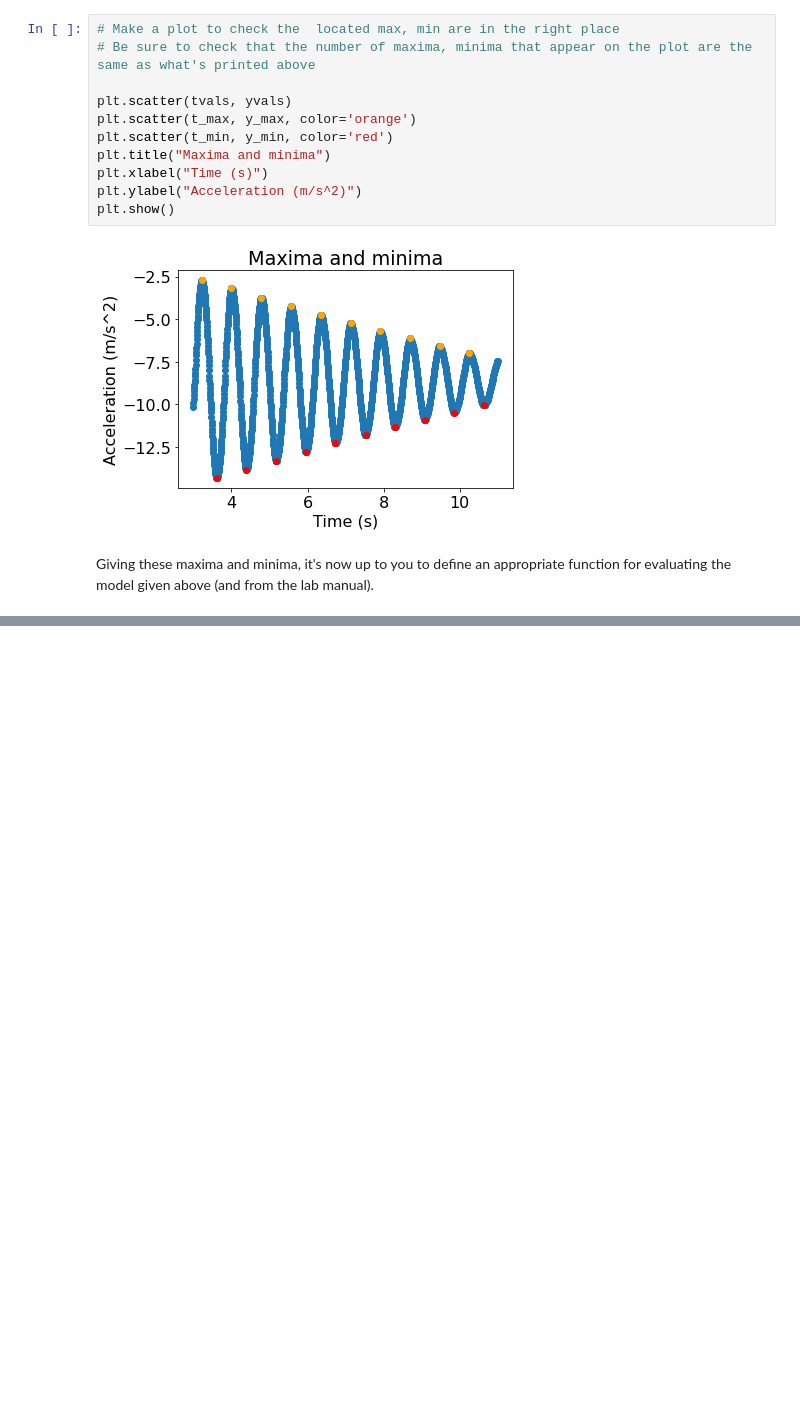
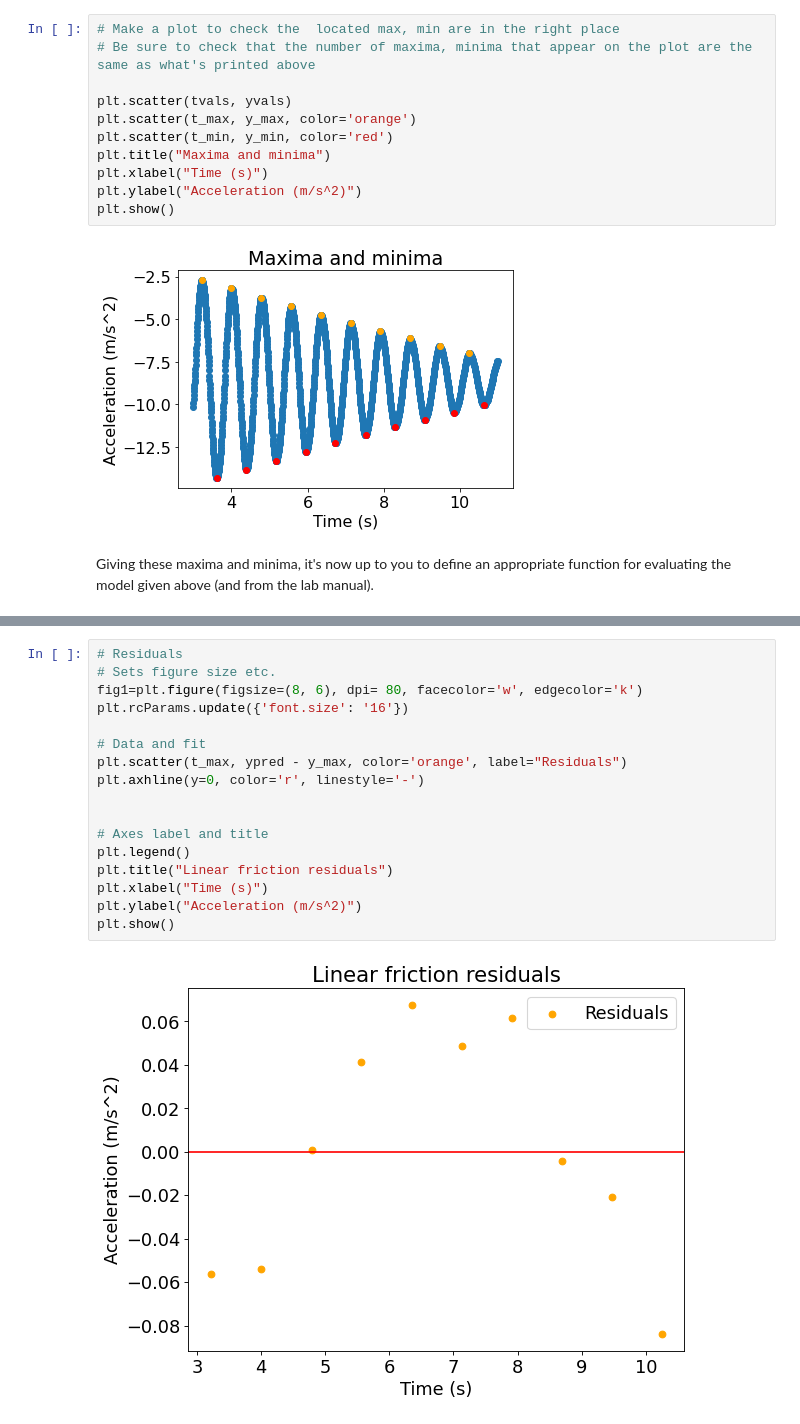
Before and after one commit to evilpegasus/physics5bl, a Jupyter notebook: hooke/!Harmonic and damped oscillator 092921- interpolation and fit .ipynb, the cells around one changed output, grey strips where cells are left out. Saved outputs shown, nothing was run; the diff lists cells and outputs as text; blank space fills up the shorter version.

```diff
--- a/hooke/!Harmonic and damped oscillator 092921- interpolation and fit .ipynb
+++ b/hooke/!Harmonic and damped oscillator 092921- interpolation and fit .ipynb
@@ -330,0 +330,19 @@ plt.show()
+# %%
+# Residuals
+# Sets figure size etc.
+fig1=plt.figure(figsize=(8, 6), dpi= 80, facecolor='w', edgecolor='k')
+plt.rcParams.update({'font.size': '16'})
+
+# Data and fit
+plt.scatter(t_max, ypred - y_max, color='orange', label="Residuals")
+plt.axhline(y=0, color='r', linestyle='-')
+
+
+# Axes label and title
+plt.legend()
+plt.title("Linear friction residuals")
+plt.xlabel("Time (s)")
+plt.ylabel("Acceleration (m/s^2)")
+plt.show()
+# %% [output]
+[figure, added]
```
Also changed, not shown: parts of 5 cells of this notebook.
